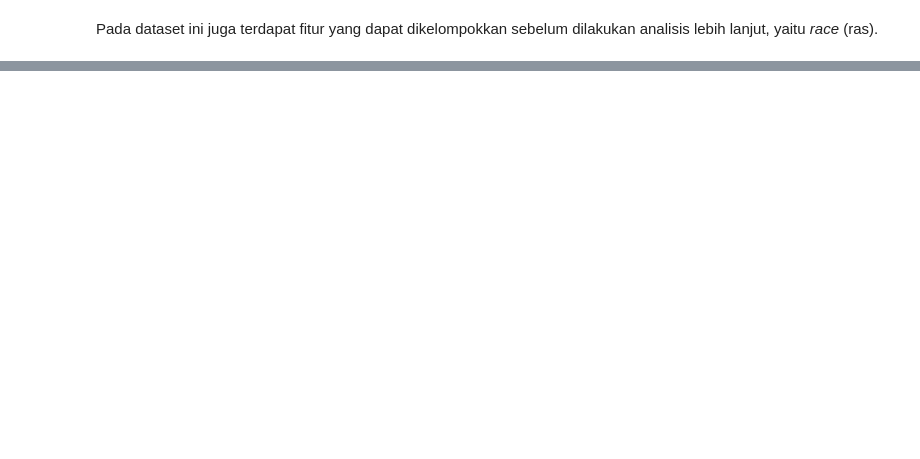
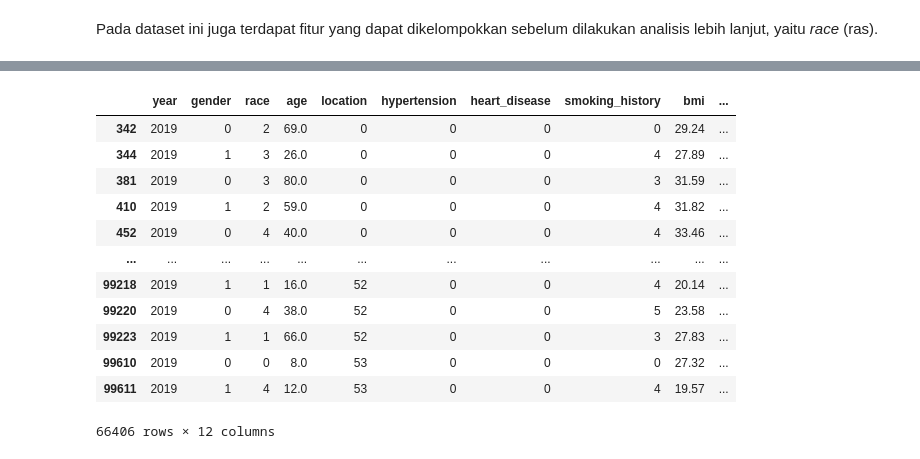
Before and after one commit to aNdr3W03/Eksperimen_SML_andrewbj, a Jupyter notebook: preprocessing/Eksperimen_andrewbj.ipynb, the cells around one changed output, grey strips where cells are left out. Cells and saved outputs as stored; diff of their text form; code cells hidden in the pictures; blank space fills up the shorter version.

```diff
--- a/preprocessing/Eksperimen_andrewbj.ipynb
+++ b/preprocessing/Eksperimen_andrewbj.ipynb
@@ -502,0 +555,3 @@ df.drop(columns=race_cols, inplace=True)
+# %%
+# Rerun the seperate numerical and categorical data separation
+numerical, categorical = separate_numerical_categorical(df)
@@ -502,0 +593,28 @@ df.drop(columns=race_cols, inplace=True)
+# %%
+# Concat the splitted dataframe to the original dataframe
+df = pd.concat([df_diabet, df_ndiabet])
+# %%
+# @markdown Outliers Plot
+# Calculate rows and columns for subplots
+cols = 4
+rows = math.ceil(len(numerical) / cols)
+
+# Plot using a loop
+fig, ax = plt.subplots(rows, cols, figsize=(9, 6.3))
+ax = ax.flatten()
+
+# Define the color palette
+palette = {0: '#276419', 1: '#900254'}
+
+for i, feature in enumerate(numerical):
+    sns.boxplot(data=df, x='diabetes', y=feature, hue='diabetes',
+                palette=palette, ax=ax[i], legend=False)
+    ax[i].set_title(feature, fontweight='bold', pad=10)
+    ax[i].grid()
+
+# Hide any unused subplots
+for j in range(i, len(ax)):
+    fig.delaxes(ax[j])
+
+plt.subplots_adjust(hspace=0.6, wspace=0.7)
+plt.show()
@@ -502,0 +623,9 @@ df.drop(columns=race_cols, inplace=True)
+# %%
+# Encode all the categorical features
+le = LabelEncoder()
+
+for feature in categorical:
+    df[feature] = le.fit_transform(df[feature])
+    print(feature)
+    print({label: int(code) for label, code in zip(le.classes_, le.transform(le.classes_))})
+    print()
@@ -502,0 +644,17 @@ df.drop(columns=race_cols, inplace=True)
+# %%
+# Recheck the dataframe
+df
+# %% [output]
+|  | year | gender | race | age | location | hypertension | heart_disease | smoking_history | bmi | ... |
+| 342 | 2019 | 0 | 2 | 69.0 | 0 | 0 | 0 | 0 | 29.24 | ... |
+| 344 | 2019 | 1 | 3 | 26.0 | 0 | 0 | 0 | 4 | 27.89 | ... |
+| 381 | 2019 | 0 | 3 | 80.0 | 0 | 0 | 0 | 3 | 31.59 | ... |
+| 410 | 2019 | 1 | 2 | 59.0 | 0 | 0 | 0 | 4 | 31.82 | ... |
+| 452 | 2019 | 0 | 4 | 40.0 | 0 | 0 | 0 | 4 | 33.46 | ... |
+| ... | ... | ... | ... | ... | ... | ... | ... | ... | ... | ... |
+| 99218 | 2019 | 1 | 1 | 16.0 | 52 | 0 | 0 | 4 | 20.14 | ... |
+| 99220 | 2019 | 0 | 4 | 38.0 | 52 | 0 | 0 | 5 | 23.58 | ... |
+| 99223 | 2019 | 1 | 1 | 66.0 | 52 | 0 | 0 | 3 | 27.83 | ... |
+| 99610 | 2019 | 0 | 0 | 8.0 | 53 | 0 | 0 | 0 | 27.32 | ... |
+| 99611 | 2019 | 1 | 4 | 12.0 | 53 | 0 | 0 | 4 | 19.57 | ... |
+66406 rows × 12 columns
```
Also changed, not shown: parts of 21 cells of this notebook.
